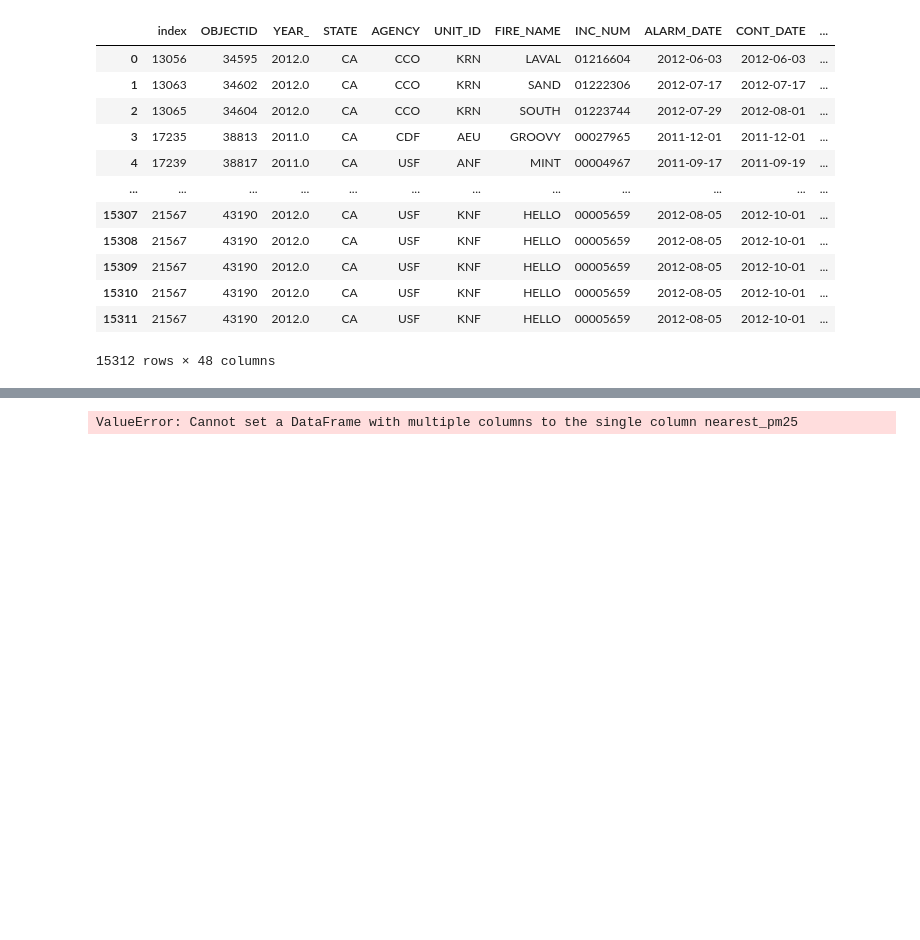
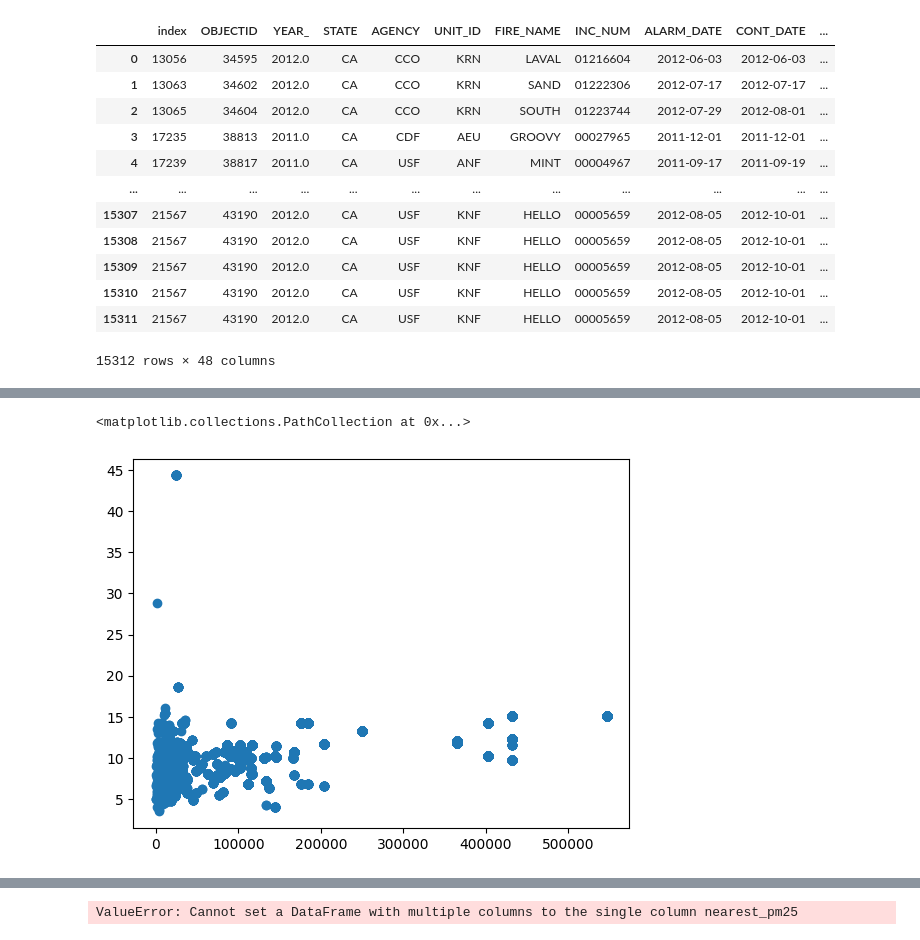
Before and after one commit to oTaira/emberalert, a Jupyter notebook: fireforce_V2.ipynb, the cells around one changed output, grey strips where cells are left out. Drawn from its saved outputs; the diff is of its cells as text; code cells hidden in the pictures; blank space fills up the shorter version.

```diff
--- a/fireforce_V2.ipynb
+++ b/fireforce_V2.ipynb
@@ -671,2 +735,7 @@ timed_avg
+# %%
+plt.scatter(merged_avg['Shape__Length'], merged_avg['ds_pm_pred'])
+# %% [output]
+<matplotlib.collections.PathCollection at 0x...>
+[figure, added]
 # %%
 import statsmodels.api as sm
```
Also changed, not shown: parts of 9 cells of this notebook.
